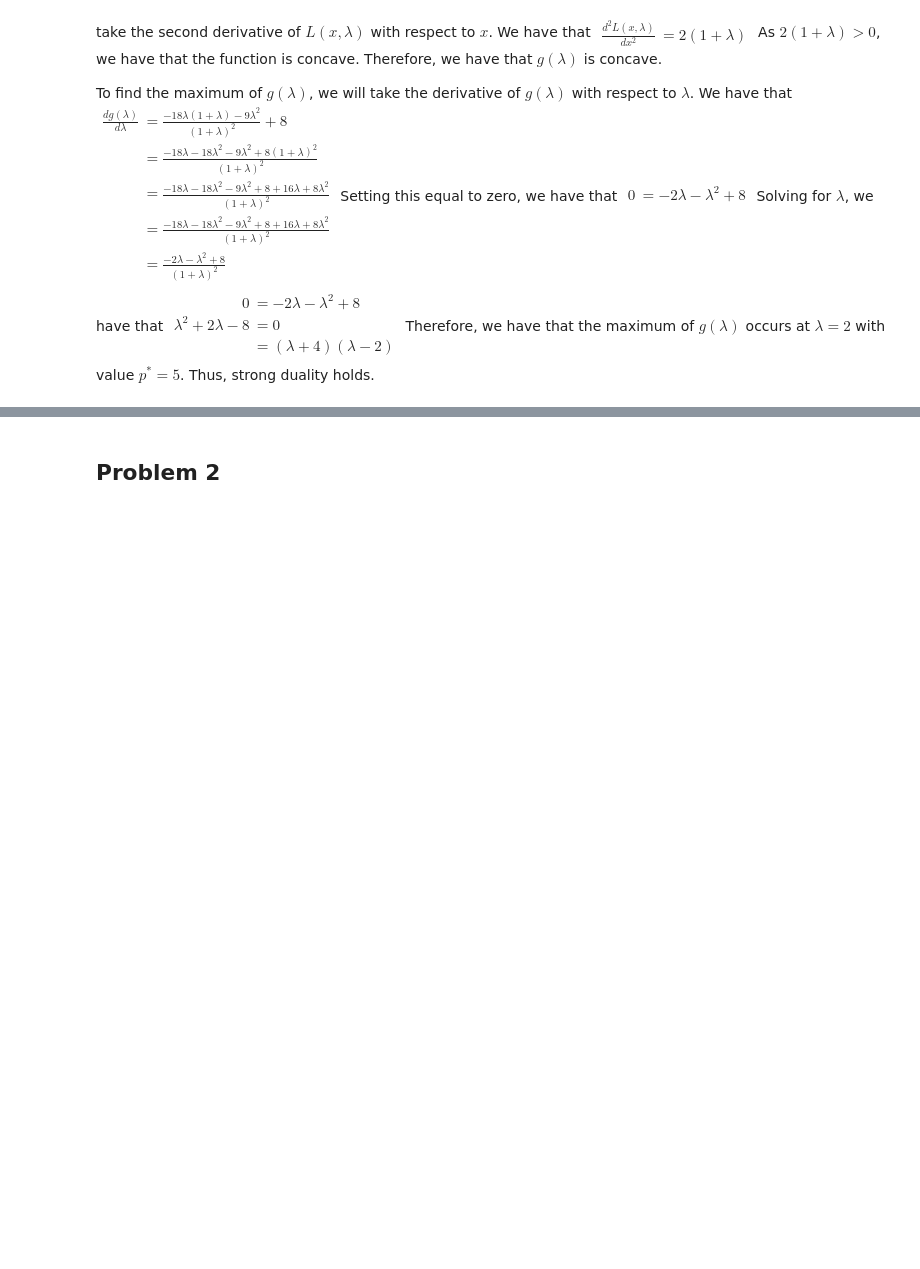
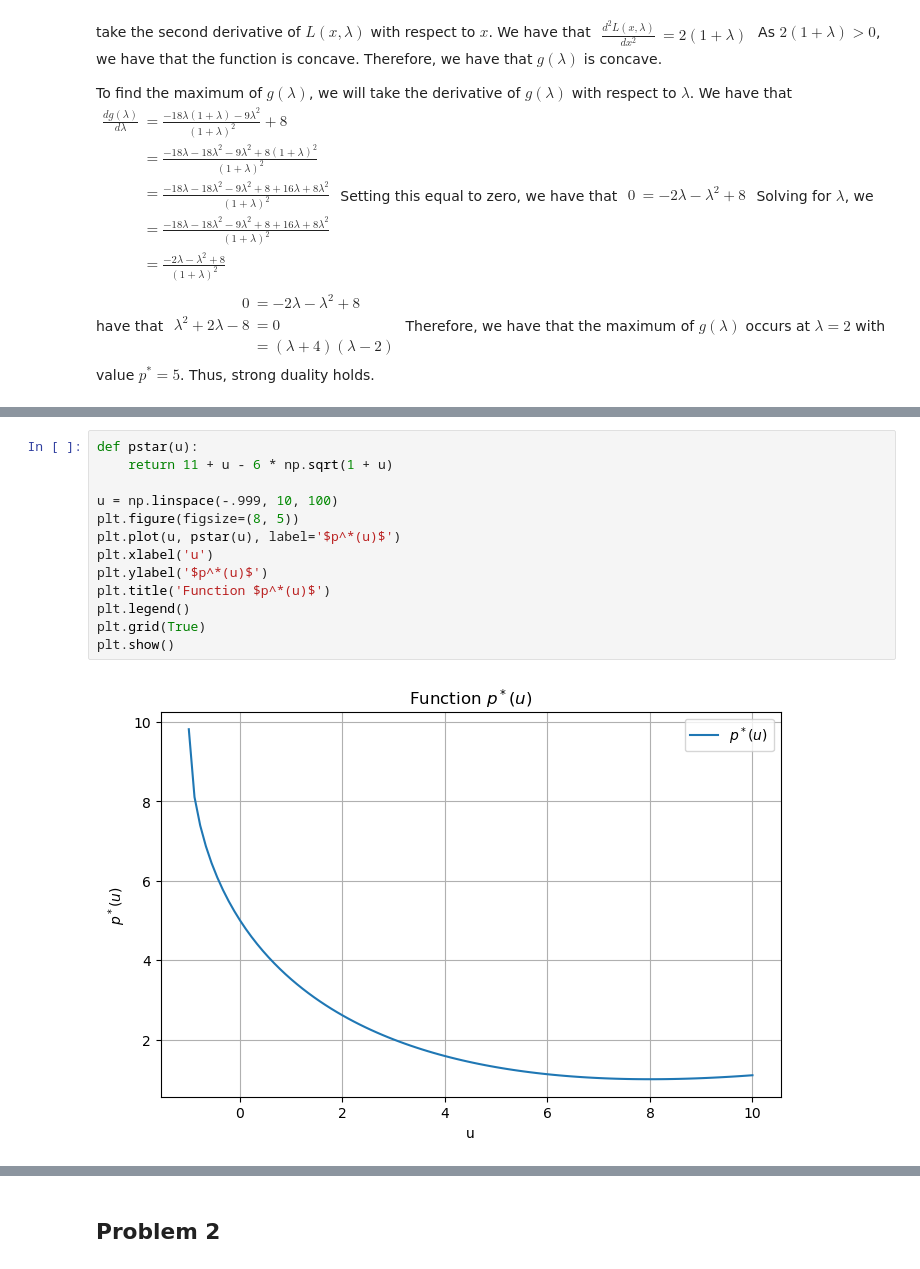
Before and after one commit to varkmiti/S-DS-432, a Jupyter notebook: PSET1/pset1.ipynb, the cells around one changed output, grey strips where cells are left out. Cells and saved outputs as stored; diff of their text form; blank space fills up the shorter version.

```diff
--- a/PSET1/pset1.ipynb
+++ b/PSET1/pset1.ipynb
@@ -180,0 +213,15 @@ We will first plot the problem as a function of $u$.
+# %%
+def pstar(u):
+    return 11 + u - 6 * np.sqrt(1 + u)
+
+u = np.linspace(-.999, 10, 100)
+plt.figure(figsize=(8, 5))
+plt.plot(u, pstar(u), label='$p^*(u)$')
+plt.xlabel('u')
+plt.ylabel('$p^*(u)$')
+plt.title('Function $p^*(u)$')
+plt.legend()
+plt.grid(True)
+plt.show()
+# %% [output]
+[figure, added]
```
Also changed, not shown: parts of 26 cells of this notebook.
